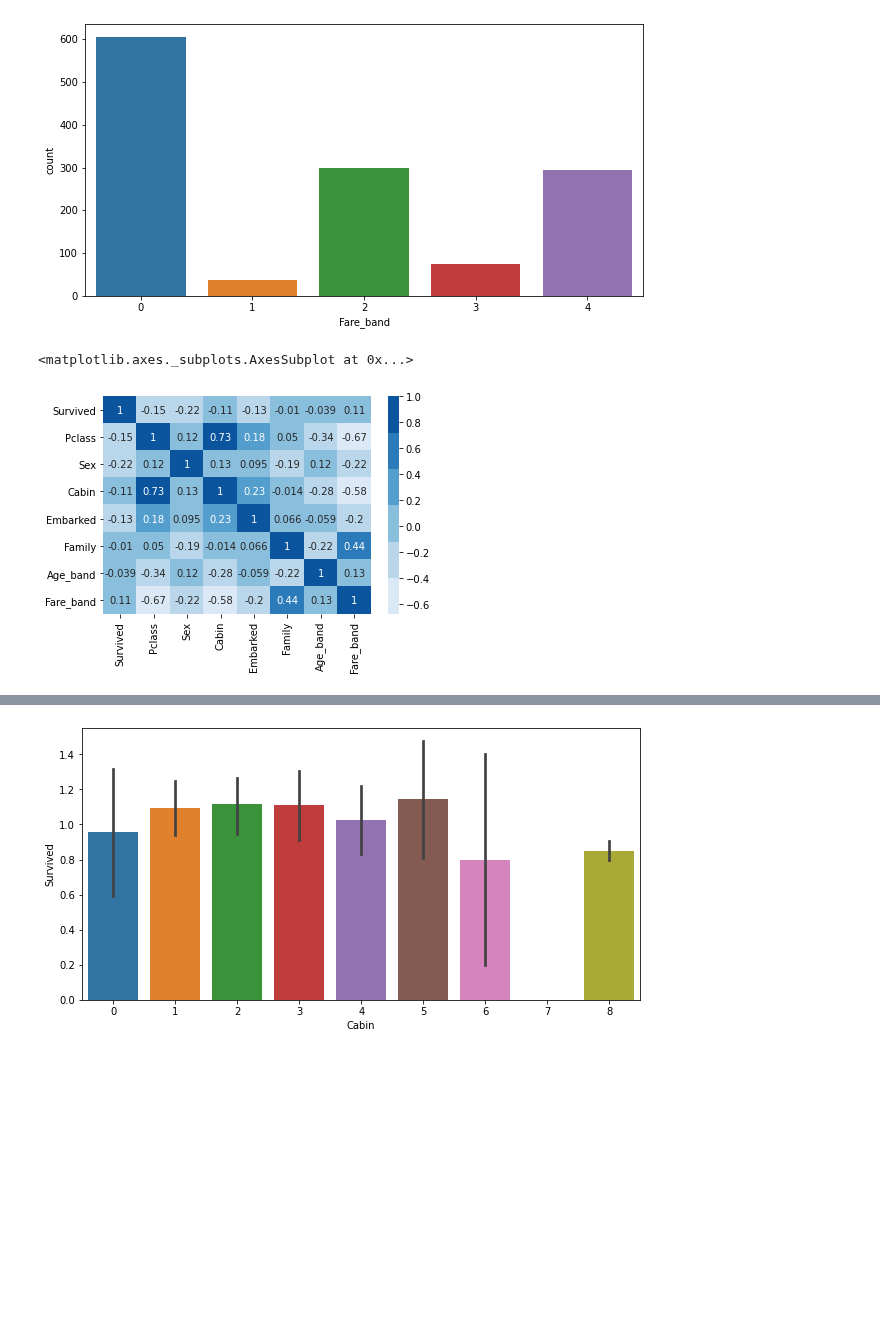
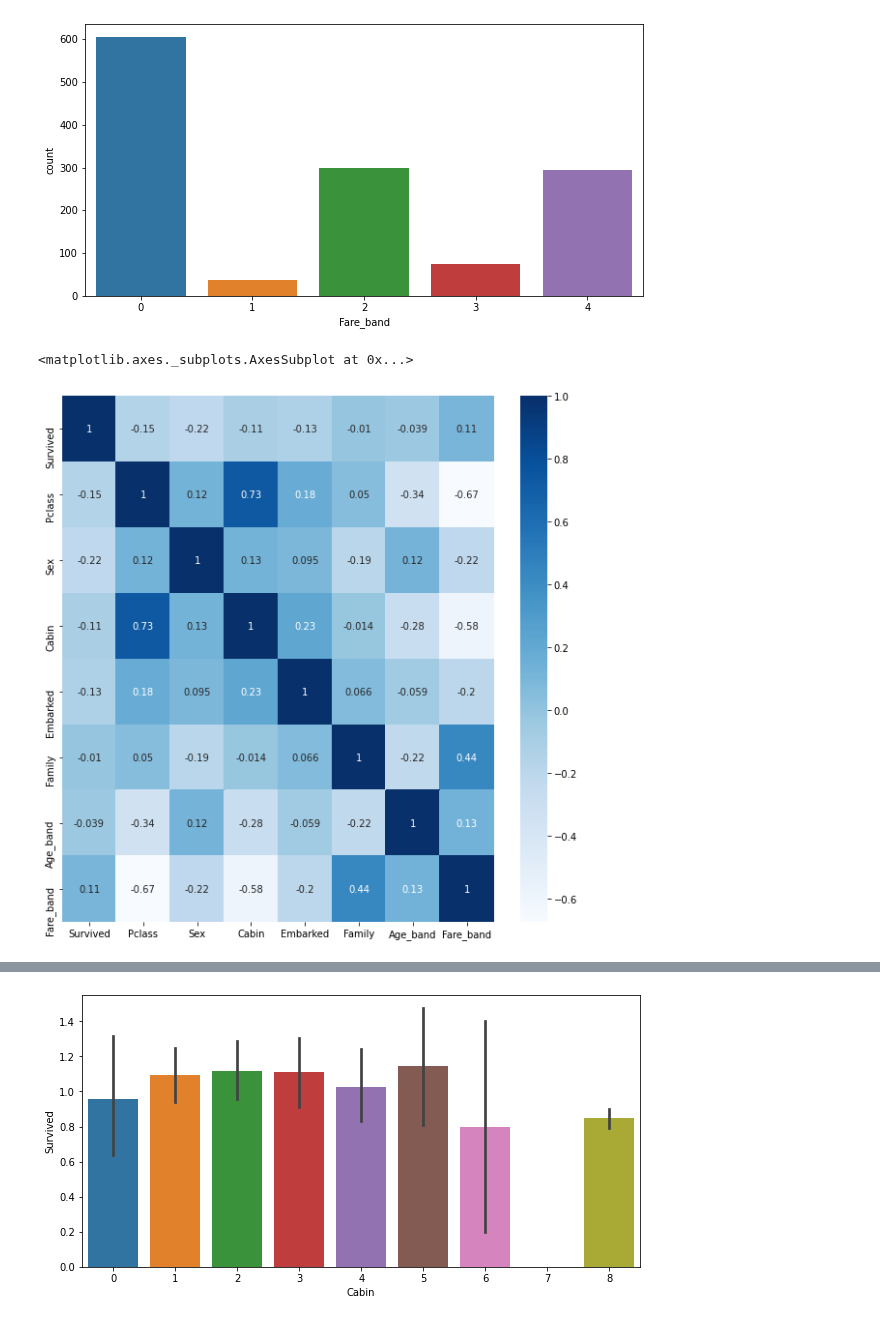
Before and after one commit to DongjunYou/21_1Q_Army, a Jupyter notebook: 1.Titanic/Titanic_Prototype.ipynb, the cells around one changed output, grey strips where cells are left out. Saved outputs shown, nothing was run; the diff lists cells and outputs as text; code cells hidden in the pictures; blank space fills up the shorter version.

```diff
--- a/1.Titanic/Titanic_Prototype.ipynb
+++ b/1.Titanic/Titanic_Prototype.ipynb
@@ -208,11 +203,11 @@ df_pre.drop('Test',axis=1,inplace=True)
 [figure]
 [figure]
 # %%
-cmap=sns.color_palette('Blues') #I don't know each color #2.Correlation
-sns.heatmap(df_pre.corr(), annot=True, cmap=cmap) #annotatiion is a must
+f=plt.figure(figsize=(10,10))
+sns.heatmap(df_pre.corr(), annot=True, cmap='Blues') #annotation is a must #2.Correlation
 # %% [output]
 <matplotlib.axes._subplots.AxesSubplot at 0x...>
-[figure, old version]
+[figure, new version]
 # %%
 for feature in features: #3.Impact on target
   bar_plot(df_pre,feature1=feature, feature2='Survived')
```
Also changed, not shown: parts of 8 cells of this notebook.
